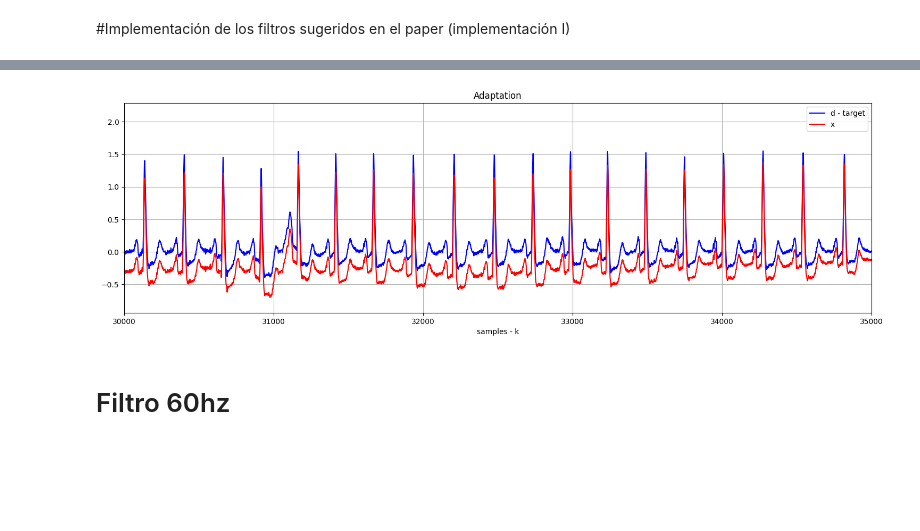
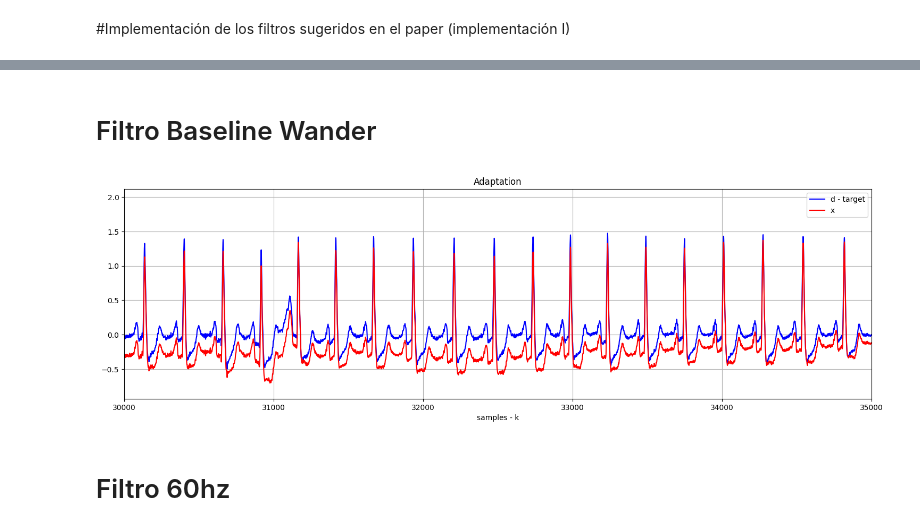
Before and after one commit to JBatRey/Procesamiento-Adaptativo-de-Se-ales-Aleatorias---Proyectos, a Jupyter notebook: opcion1.ipynb, the cells around one changed output, grey strips where cells are left out. Saved outputs shown, nothing was run; the diff lists cells and outputs as text; code cells hidden in the pictures; blank space fills up the shorter version.

```diff
--- a/opcion1.ipynb
+++ b/opcion1.ipynb
@@ -77,22 +7,0 @@ def arf_filter(signal, filt_size, mu = 1):
-# %%
-import wfdb
-import matplotlib.pyplot as plt
-
-# Load the ECG record from the MIT-BIH Arrhythmia Database
-record_name = '105'  # Change this to the desired record name
-record = wfdb.rdrecord(record_name, pn_dir='mitdb')
-
-# Plot the ECG leads
-wfdb.plot_wfdb(record=record, title=f'ECG Leads for Record {record_name}')
-plt.show()
-
-# Print additional information about the ECG record
-record_info = wfdb.rdheader(record_name, pn_dir='mitdb')
-
-print(f"Record Name: {record_info.record_name}")
-print(f"Number of Leads: {record_info.n_sig}")
-print(f"Sampling Frequency: {record_info.fs} Hz")
-print(f"Record Duration: {record_info.sig_len / record_info.fs} seconds")
-print(f"Lead Names: {record_info.sig_name}")
-
-# You can access more information from the record_info object as needed.
@@ -158,24 +103,26 @@ def filter_with_NLMS(in_sig, desired_sig, n = 1, m = 0.01):
+# %% [markdown]
+# Filtro Baseline Wander
 # %%
 # Extract ECG data from two leads as numpy arrays
 lead1_data = record.p_signal[:, 0]  # First lead
 lead2_data = record.p_signal[:, 1]  # Second lead
 
 N = len(lead1_data)//10
 x = lead1_data[:N]
 
-filtered_sig, _= filter_wandering_noise(x)
+filtered_sig = filter_wandering_noise(x)
 
 # show results
 plt.figure(figsize=(15,9))
 plt.subplot(211);plt.title("Adaptation");plt.xlabel("samples - k")
 plt.plot(filtered_sig,"b", label="d - target");plt.legend()
 plt.plot(x,"r", label="x");plt.legend()
 plt.xlim(30e3, 35e3)
 plt.tight_layout()
 plt.grid()
 plt.show()
 # %% [output]
-[figure, old version]
+[figure, new version]
 # %% [markdown]
 # Filtro 60hz
 # %%
```
Also changed, not shown: parts of 32 cells of this notebook, 1 other file.
